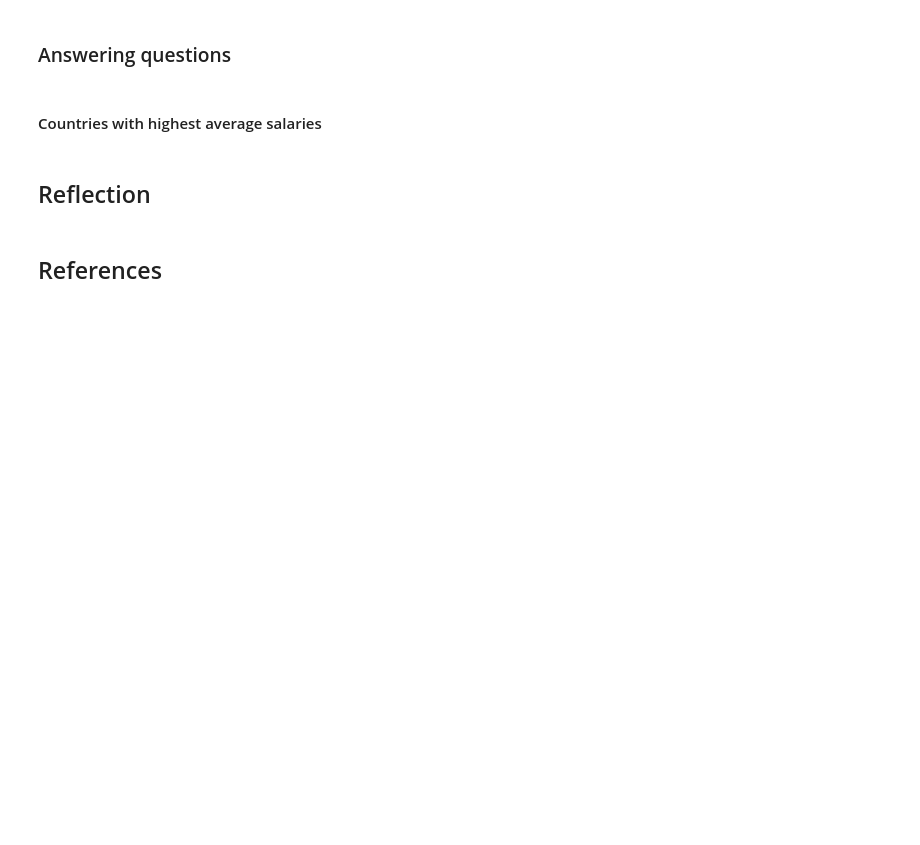
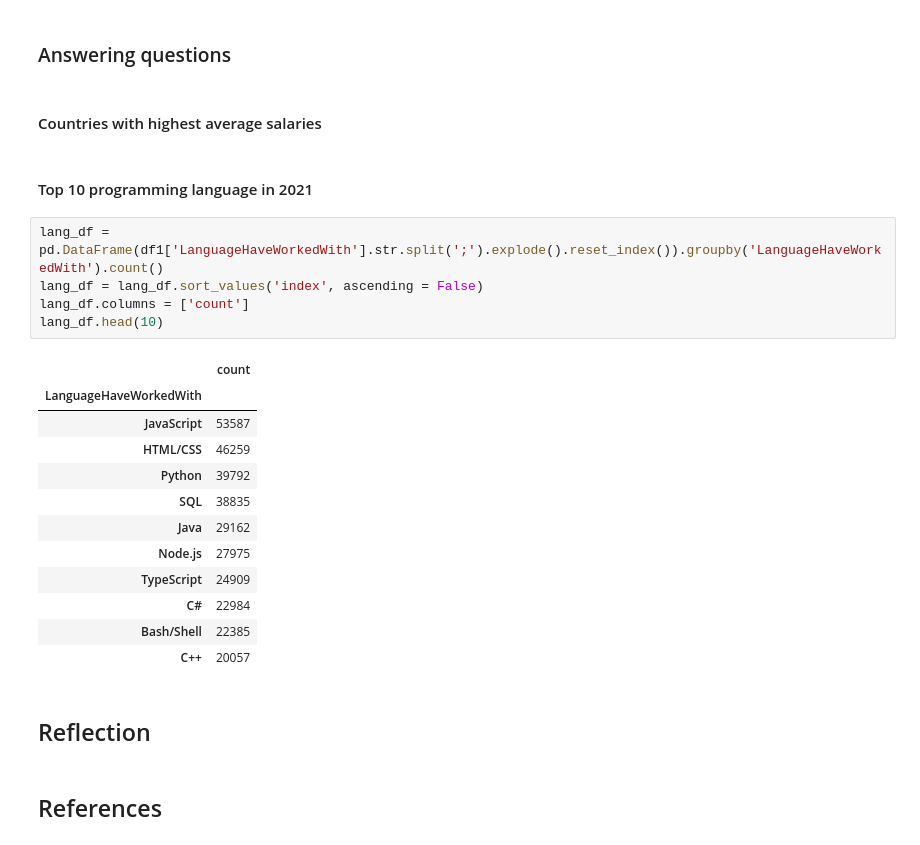
Before and after one commit to grevyarlesp/HCMUS_P4DS_Final, a Jupyter notebook: Notebook.ipynb, the cells around one changed output. Cells and saved outputs as stored; diff of their text form; blank space fills up the shorter version.

Commit message:
Answers  "Top 10 Programming languages";

```diff
--- a/Notebook.ipynb
+++ b/Notebook.ipynb
@@ -268,6 +266,26 @@ cate_cols_info
 ### Answering questions
 # %% [markdown]
 #### Countries with highest average salaries
+# %% [markdown]
+#### Top 10 programming language in 2021
+# %%
+lang_df = pd.DataFrame(df1['LanguageHaveWorkedWith'].str.split(';').explode().reset_index()).groupby('LanguageHaveWorkedWith').count()
+lang_df = lang_df.sort_values('index', ascending = False)
+lang_df.columns = ['count']
+lang_df.head(10)
+# %% [output]
+|  | count |
+| LanguageHaveWorkedWith |  |
+| JavaScript | 53587 |
+| HTML/CSS | 46259 |
+| Python | 39792 |
+| SQL | 38835 |
+| Java | 29162 |
+| Node.js | 27975 |
+| TypeScript | 24909 |
+| C# | 22984 |
+| Bash/Shell | 22385 |
+| C++ | 20057 |
 # %% [markdown]
 ## Reflection
 # %% [markdown]
```
Also changed, not shown: parts of 1 cell of this notebook, 1 other file.
